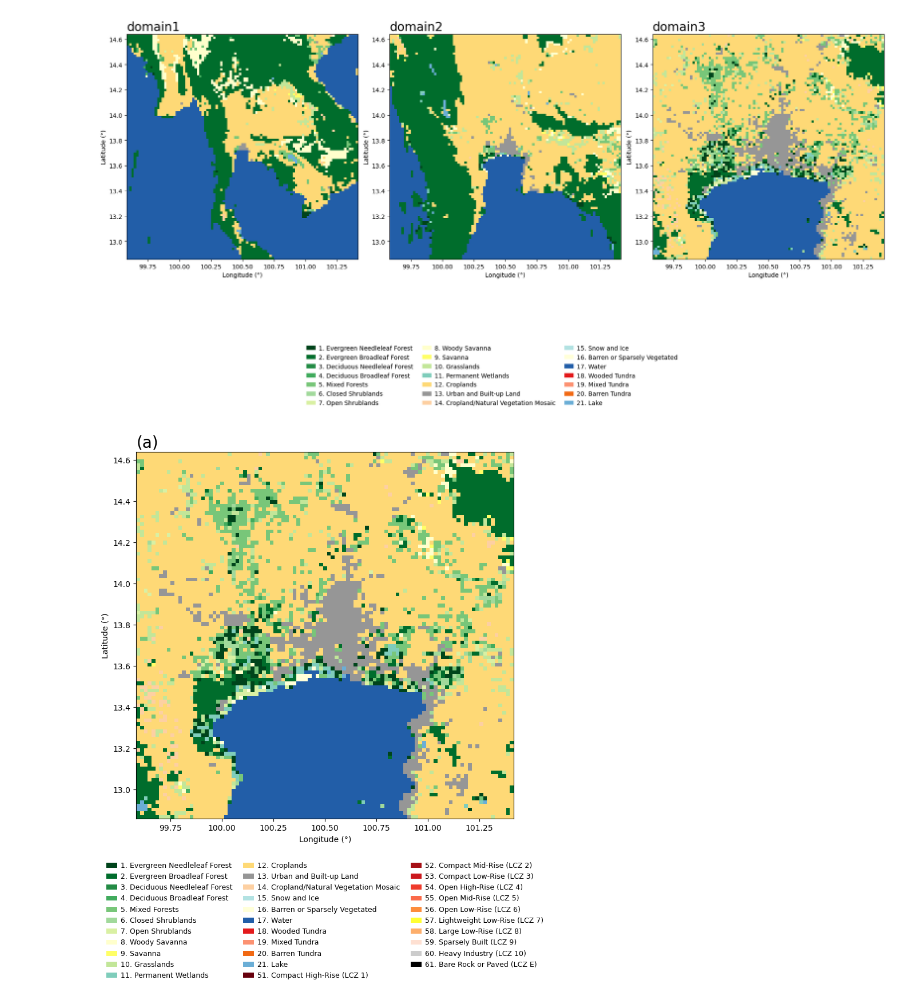
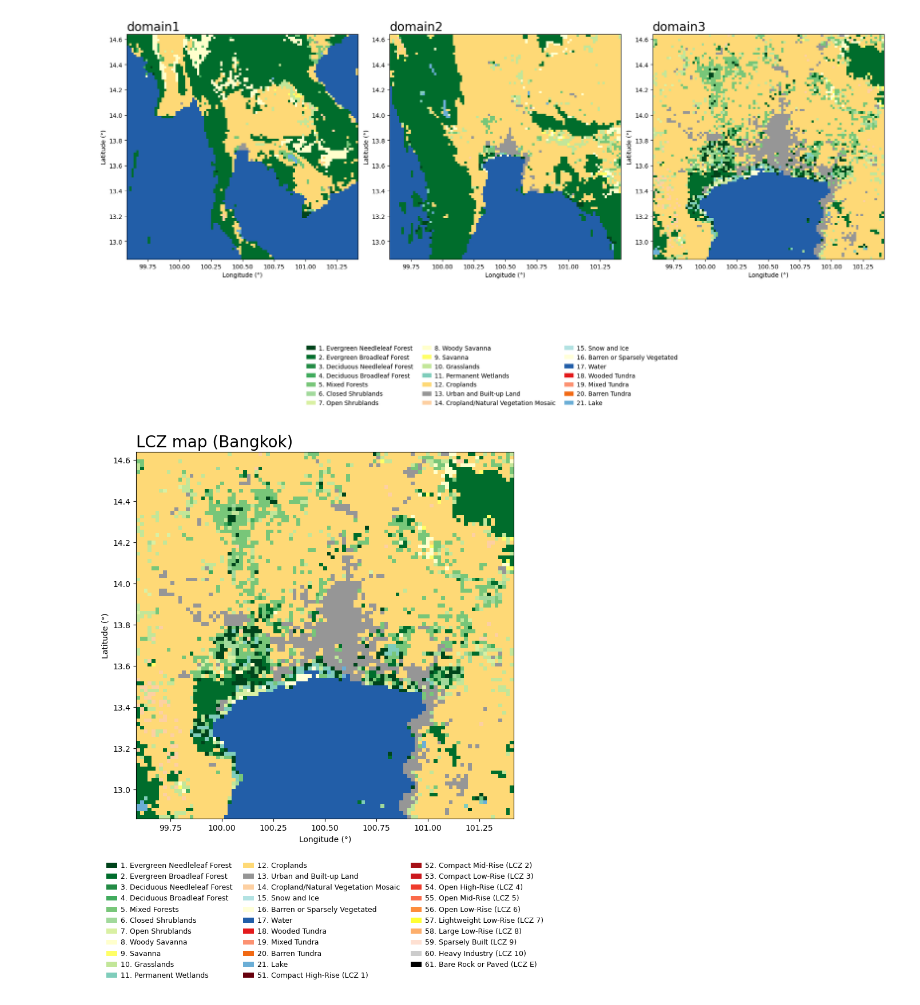
Before and after one commit to AtmosSciTools/WRF_tools, a Jupyter notebook: notebooks/visualization/10_domain_overview.ipynb, the cells around one changed output. Cells and saved outputs as stored; diff of their text form; code cells hidden in the pictures.

Commit message:
fix dome path and plot title

```diff
--- a/notebooks/visualization/10_domain_overview.ipynb
+++ b/notebooks/visualization/10_domain_overview.ipynb
@@ -316,7 +318,7 @@ colors = [
 ]
 
 # --- File path ---
-geo_em = f'../../samples/{domain_id}/geo_em.d03.nc'
+geo_em = f'../../sample_data/{domain_id}/geo_em.d03.nc'
 
 # --- Open dataset with xarray ---
 ds = xr.open_dataset(geo_em)
@@ -343,32 +345,32 @@ norm = BoundaryNorm(bounds, cmap.N)
 # --- Legend patches ---
 patches = [Patch(facecolor=color, edgecolor="none", label=label)
            for label, color in zip(labels, colors)]
 
 # --- Plot ---
 fig, ax = plt.subplots(figsize=(12, 10))
 pcm = ax.pcolormesh(lon, lat, lu_index, cmap=cmap, norm=norm, shading="auto")
 
-ax.set_title("(a)", fontsize=20, loc="left")
+ax.set_title(f"LCZ map ({domain_id})", fontsize=20, loc="left")
 ax.set_xlabel("Longitude (°)")
 ax.set_ylabel("Latitude (°)")
 ax.set_aspect("equal", adjustable="box")  # Preserve aspect ratio
 
 # --- Legend ---
 ax.legend(
     handles=patches,
     loc="upper center",
     bbox_to_anchor=(0.5, -0.1),
     ncol=3,
     fontsize=9,
     frameon=False,
     handlelength=1.5,
     handletextpad=0.5,
     columnspacing=1.5
 )
 
 plt.tight_layout()
 plt.show()
 
 ds.close()
 # %% [output]
-[figure, old version]
+[figure, new version]
```
Also changed, not shown: parts of 3 cells of this notebook, 2 other files.
